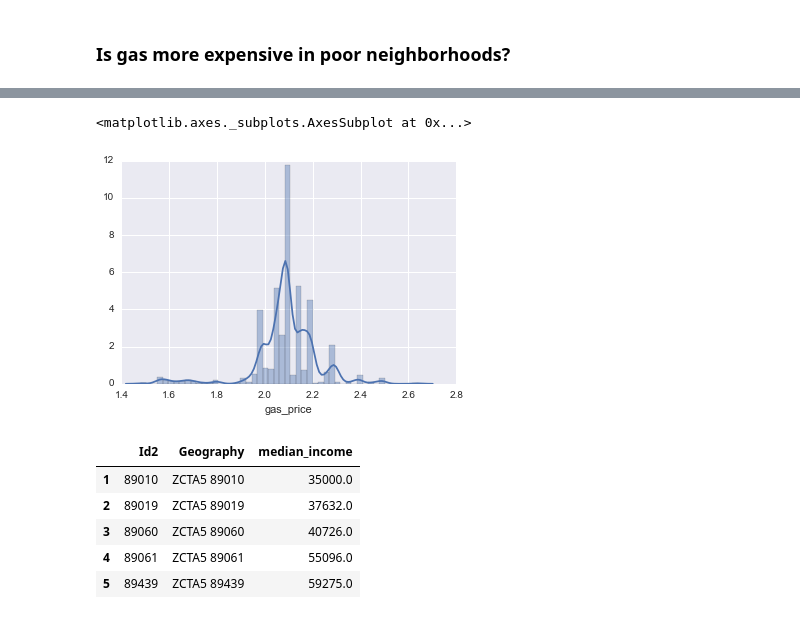
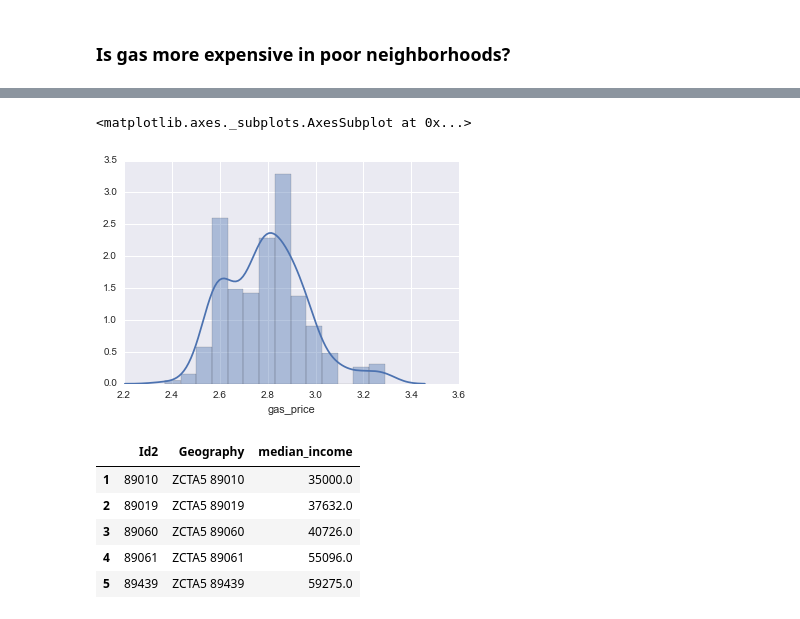
Before and after one commit to hacktuarial/gas-prices, a Jupyter notebook: gas-prices-vs-income.ipynb, the cells around one changed output, grey strips where cells are left out. Saved outputs shown, nothing was run; the diff lists cells and outputs as text; code cells hidden in the pictures.

Commit message:
redraw plots

```diff
--- a/gas-prices-vs-income.ipynb
+++ b/gas-prices-vs-income.ipynb
@@ -43,7 +45,8 @@ def get_gas_prices(city, state, npages):
             tbl = soups[i].find("table", summary=summary)
             for row in tbl.findAll("tr"):
                 rows.append(row)
-        header_idx = [0 + 21*k for k in xrange(0, npages)]
+        # 20 gas stations shown per page, plus a header
+        header_idx = [0 + 21*k for k in xrange(npages)]
         rows = [rows[i] for i in xrange(len(rows)) if i not in header_idx]
 
         formatted_rows = list()
@@ -83,6 +68,6 @@ gas_prices_Houston.head()
 # %%
-sns.distplot(gas_prices_Houston.gas_price)
+sns.distplot(gas_prices_LA.gas_price)
 # %% [output]
 <matplotlib.axes._subplots.AxesSubplot at 0x...>
-[figure, old version]
+[figure, new version]
 # %%
```
Also changed, not shown: parts of 15 cells of this notebook.
